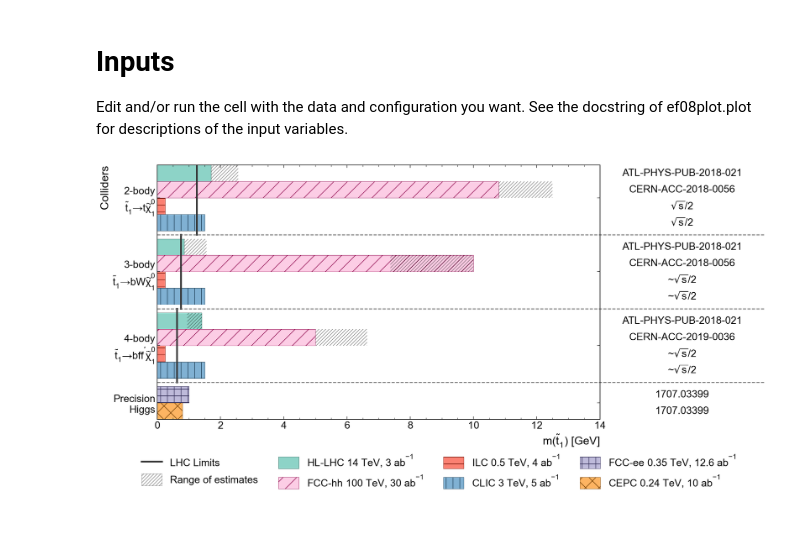
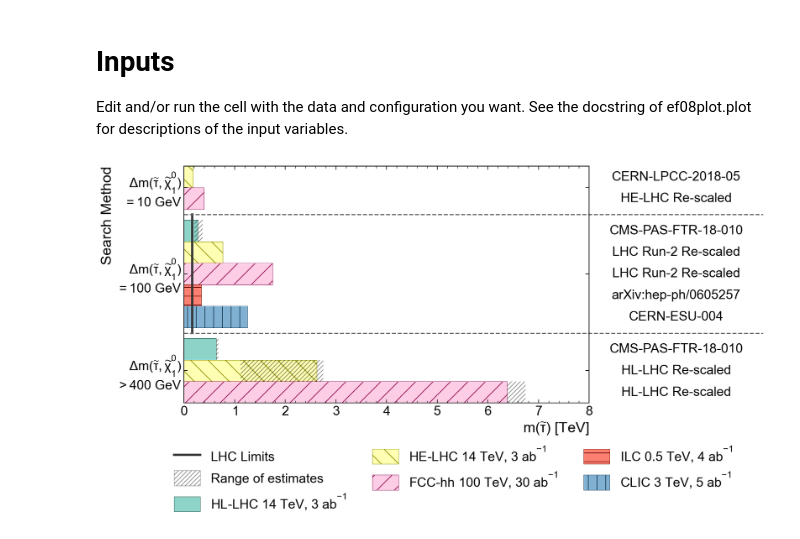
Before and after one commit to riley-x/snowmass-ef08-plots, a Jupyter notebook: plot.ipynb, the cells around one changed output. Drawn from its saved outputs; the diff is of its cells as text; code cells hidden in the pictures.

```diff
--- a/plot.ipynb
+++ b/plot.ipynb
@@ -126,13 +139,22 @@ xlabel = r'$m(\widetilde{\mu})$ [TeV]'
 ################################################################
 
 vals = {
-    '': {
-        'HL-LHC': [.65, 'CMS-PAS-FTR-18-010'],
-        'HE-LHC': [1.1, 'CERN-LPCC-2018-05'],
-        'FCC-hh': [2.6, 'HE-LHC re-scaled'],
+    r'$\Delta m(\widetilde{\tau}, \widetilde{\chi}^0_1)$'"\n$=10$ GeV": {
+        'HE-LHC': [.176, 'CERN-LPCC-2018-05'],
+        'FCC-hh': [.392, 'HE-LHC Re-scaled'],
+    },
+    r'$\Delta m(\widetilde{\tau}, \widetilde{\chi}^0_1)$'"\n$=100$ GeV": {
+        'HL-LHC': [[.207, .27, .373], 'CMS-PAS-FTR-18-010'],
+        'HE-LHC': [.767, 'LHC Run-2 Re-scaled'],
+        'FCC-hh': [1.748, 'LHC Run-2 Re-scaled'],
         'ILC': [0.34, 'arXiv:hep-ph/0605257'],
-        'CLIC': [1.25, 'ESR'],
-        'current limits': .42,
+        'CLIC': [1.25, 'CERN-ESU-004'],
+        'current limits': .163,
+    },
+    r'$\Delta m(\widetilde{\tau}, \widetilde{\chi}^0_1)$'"\n$>400$ GeV": {
+        'HL-LHC': [[.638, .638, .679], 'CMS-PAS-FTR-18-010'],
+        'HE-LHC': [[1.116,2.621,2.751], 'HL-LHC Re-scaled'],
+        'FCC-hh': [[6.375,6.375,6.745], 'HL-LHC Re-scaled'],
     },
 }
 
@@ -158,8 +180,8 @@ xlabel = r'$m(\widetilde{\tau})$ [TeV]'
 ################################################################
 
 ### Default args ###
-ylabel = 'Colliders'
-legend_nrow = 2
+ylabel = 'Search Method'
+legend_nrow = 3
 
 ### Setup and collections ###
 fig, ax = plt.subplots()
@@ -218,8 +240,7 @@ for i,(group,colliders) in enumerate(vals.items()):
     y += group_pad
 dividers = dividers[:-1] # don't draw a divider after the last group
 
-
-fig.set_size_inches(14, ys[-1]/2.+bar_height) # to keep bar width roughly the same.
+fig.set_size_inches(10, ys[-1]/2.+bar_height) # to keep bar width roughly the same.
 
 ### Auto-set hatch color ###
 def darken(c, value=3):
@@ -254,39 +275,41 @@ max_text_width = 0 # in axes coordinates
 text_height = 0 # in axes coordinates
 patch_references = []
 for y,ref in zip(ys, references):
+    if not ref: continue
     t = ax.text(x1, y + bar_height/2, ref, va='center', ha='center')
     bb = t.get_window_extent(renderer=fig.canvas.get_renderer()).transformed(ax.transAxes.inverted())
     max_text_width = max(max_text_width, bb.x1 - bb.x0)
     text_height = max(text_height, bb.y1 - bb.y0)
     patch_references.append(t)
     # https://stackoverflow.com/questions/24581194/matplotlib-text-bounding-box-dimensions
 data_to_axis = ax.transData + ax.transAxes.inverted()
 for patch in patch_references: # adjust x position
     pos = list(data_to_axis.transform(patch.get_position())) # axis coordinates, with x = 1 currently
     pos[0] += reference_pad + max_text_width / 2
     pos = data_to_axis.inverted().transform(pos)
     patch.set_position(pos)
 text_height = text_height or 0.9 / (3 + len(ys))
 
 ### Plot dividers ###
 for y in dividers:
-    ax.axhline(y, xmax=1 + 2 * reference_pad + max_text_width, linestyle='--', color='#666666', clip_on=False)
+    offset = 2 * reference_pad + max_text_width if max_text_width else 0
+    ax.axhline(y, xmax=1 + offset, linestyle='--', color='#666666', clip_on=False)
 
 ### Plot legend ###
 legend_patches = [lim_line[0]]
 legend_labels = ['LHC Limits']
 if ranges:
     legend_patches.append(patch_range)
     legend_labels.append('Range of estimates')
 for collider,opts in styles.items():
     if (index := legend_indexes.get(collider)) is not None:
         legend_patches.append(bars.patches[index])
         if annotation := opts.get('annotation'):
             collider += ' ' + annotation
         legend_labels.append(collider)
 legend = ax.legend(legend_patches, legend_labels, loc='upper center', bbox_to_anchor=((1 + max_text_width) / 2, -2.5*text_height), framealpha=1, edgecolor='white', handleheight=1.4, ncol=(len(legend_labels)+legend_nrow-1)//legend_nrow)
 # %% [output]
-[figure, old version]
+[figure, new version]
 # %%
 ################################################################
 ###                           SAVE                           ###
```
Also changed, not shown: parts of 1 cell of this notebook, 5 other files.
